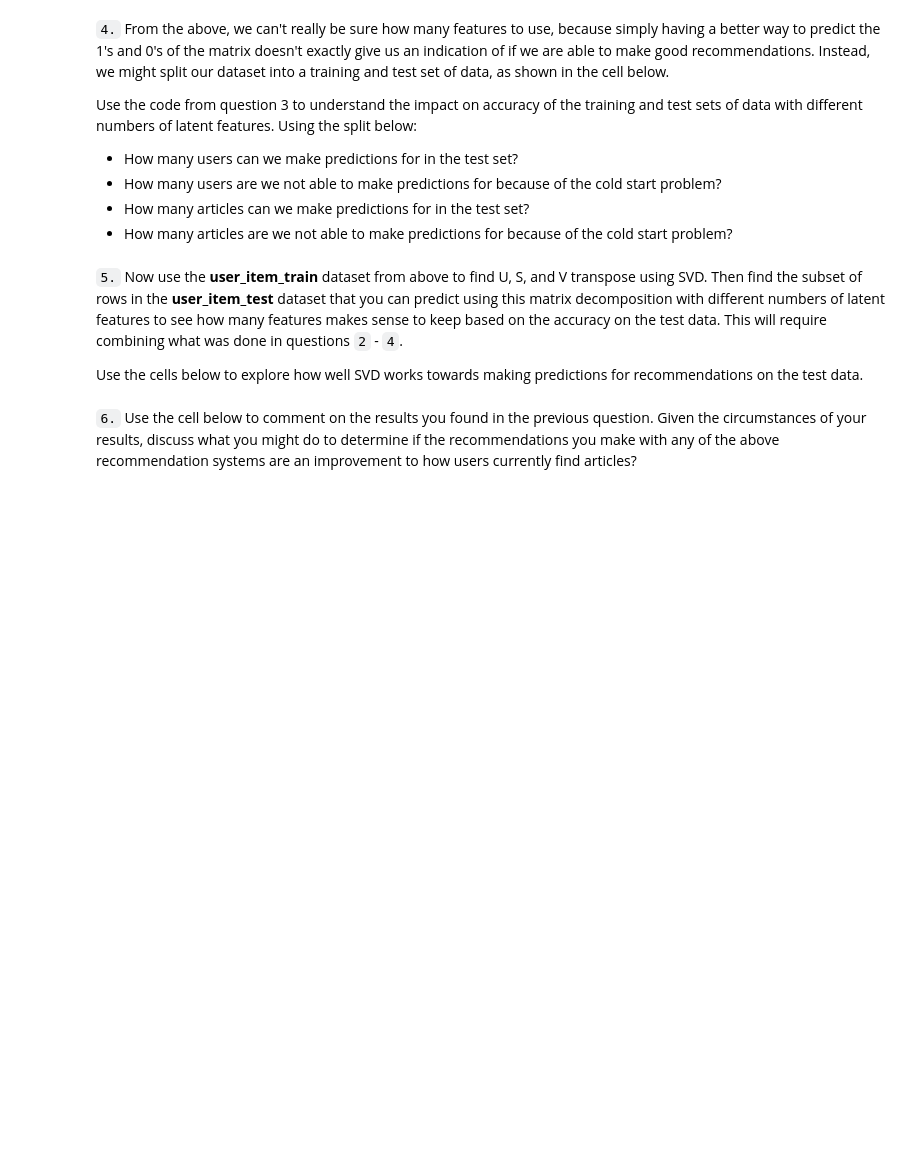
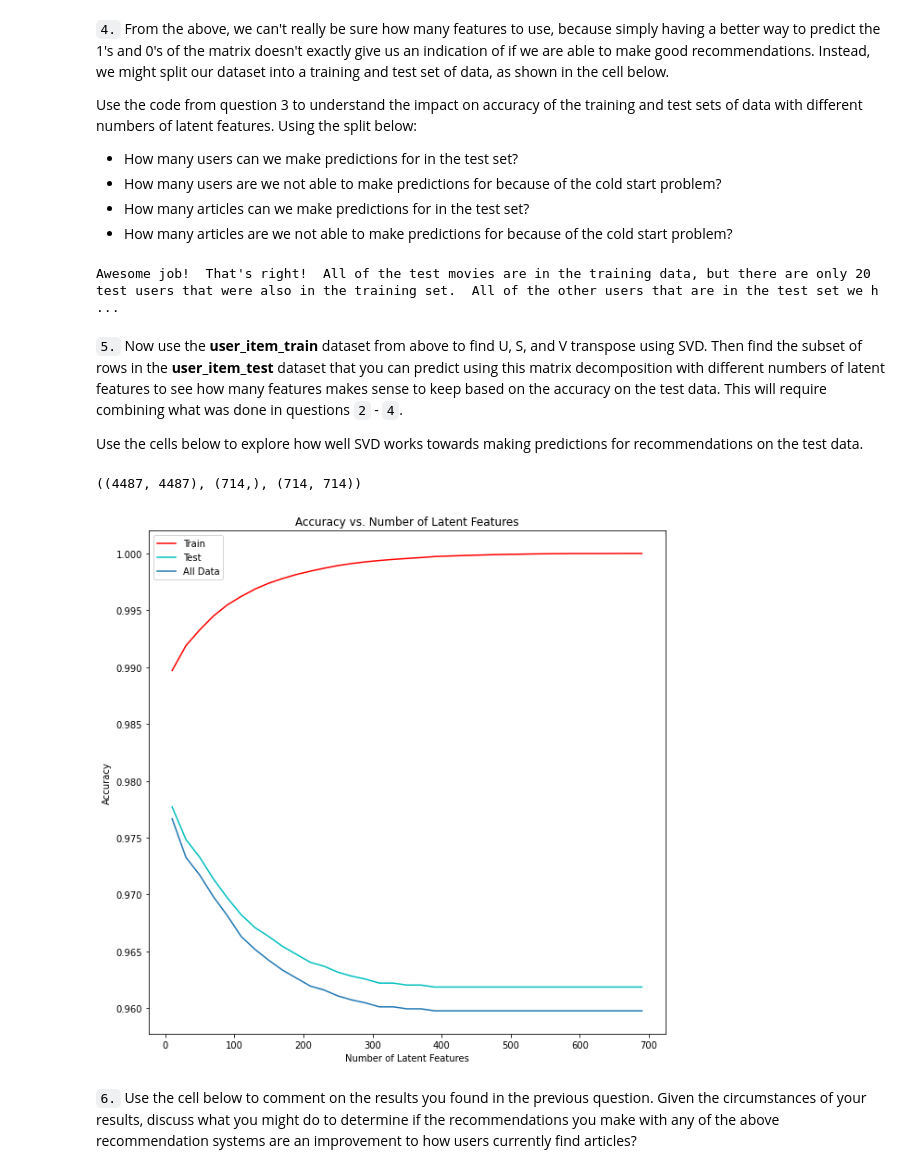
Before and after one commit to thuytrinht4/IBM_Recommender, a Jupyter notebook: Recommendations_with_IBM.ipynb, the cells around one changed output. Cells and saved outputs as stored; diff of their text form; code cells hidden in the pictures; blank space fills up the shorter version.

Commit message:
first recommendation functions

```diff
--- a/Recommendations_with_IBM.ipynb
+++ b/Recommendations_with_IBM.ipynb
@@ -190,7 +332,12 @@ def create_user_item_matrix(df):
     Return a matrix with user ids as rows and article ids on the columns with 1 values where a user interacted with
     an article and a 0 otherwise
     '''
-    # Fill in the function here
+    # Group DataFrame by user_id and article_id, then unstack to get a pivot table.
+    # Fill NaNs with 0 and the text cells with 1
+    user_item = df.groupby(['user_id', 'article_id']).title.count().unstack()
+
+    user_item.fillna(0, inplace=True)
+    user_item[user_item != 0] = 1
 
     return user_item # return the user_item matrix
 
@@ -455,7 +754,7 @@ user_item_matrix.head()
 # %%
 # Perform SVD on the User-Item Matrix Here
 
-u, s, vt = # use the built in to get the three matrices
+u, s, vt = np.linalg.svd(user_item_matrix) # use the built in to get the three matrices
 # %% [markdown]
 **Provide your response here.**
 # %% [markdown]
@@ -525,23 +843,76 @@ d = 0
 
 
 sol_4_dict = {
-    'How many users can we make predictions for in the test set?': # letter here,
-    'How many users in the test set are we not able to make predictions for because of the cold start problem?': # letter here,
-    'How many articles can we make predictions for in the test set?': # letter here,
-    'How many articles in the test set are we not able to make predictions for because of the cold start problem?': # letter here
+    'How many users can we make predictions for in the test set?': c,  # letter here,
+    'How many users in the test set are we not able to make predictions for because of the cold start problem?': a, # letter here,
+    'How many articles can we make predictions for in the test set?': b, # letter here,
+    'How many articles in the test set are we not able to make predictions for because of the cold start problem?': d # letter here
 }
 
 t.sol_4_test(sol_4_dict)
+# %% [output]
+Awesome job!  That's right!  All of the test movies are in the training data, but there are only 20 test users that were also in the training set.  All of the other users that are in the test set we h ...
 # %% [markdown]
 `5.` Now use the **user_item_train** dataset from above to find U, S, and V transpose using SVD. Then find the subset of rows in the **user_item_test** dataset that you can predict using this matrix decomposition with different numbers of latent features to see how many features makes sense to keep based on the accuracy on the test data. This will require combining what was done in questions `2` - `4`.
 
 Use the cells below to explore how well SVD works towards making predictions for recommendations on the test data.
 # %%
 # fit SVD on the user_item_train matrix
-u_train, s_train, vt_train = # fit svd similar to above then use the cells below
+u_train, s_train, vt_train = np.linalg.svd(user_item_train) # fit svd similar to above then use the cells below
+# %%
+u_train.shape, s_train.shape, vt_train.shape
+# %% [output]
+((4487, 4487), (714,), (714, 714))
 # %%
 # Use these cells to see how well you can use the training
 # decomposition to predict on test data
+# %%
+# Create u_test and vt_test with rows and columns that are in train and test matrix
+row_idxs = user_item_train.index.isin(test_idx)
+col_idxs = user_item_train.columns.isin(test_arts)
+u_test = u_train[row_idxs, :]
+vt_test = vt_train[:, col_idxs]
+
+# Create number of random features and empty lists
+num_latent_feats = np.arange(10,700+10,20)
+sum_errs_train = []
+sum_errs_test = []
+all_errs = []
+
+for k in num_latent_feats:
+
+    # Restructure train and test matrix with k latent features
+    s_train_lat, u_train_lat, vt_train_lat = np.diag(s_train[:k]), u_train[:, :k], vt_train[:k, :]
+    u_test_lat, vt_test_lat = u_test[:, :k], vt_test[:k, :]
+
+    # Compute dot product to provide predictions for train and test data
+    user_item_train_preds = np.around(np.dot(np.dot(u_train_lat, s_train_lat), vt_train_lat))
+    user_item_test_preds = np.around(np.dot(np.dot(u_test_lat, s_train_lat), vt_test_lat))
+
+    # Append error to all_erros
+    all_errs.append(1 - ((np.sum(user_item_test_preds)+np.sum(np.sum(user_item_test)))/(user_item_test.shape[0]*user_item_test.shape[1])))
+
+    # Compute error for each prediction in train and test matrix to actual value
+    diffs_train = np.subtract(user_item_train, user_item_train_preds)
+    diffs_test = np.subtract(user_item_test, user_item_test_preds)
+
+    # Calculate total error for train and test and append to list.
+    err_train = np.sum(np.sum(np.abs(diffs_train)))
+    err_test = np.sum(np.sum(np.abs(diffs_test)))
+
+    sum_errs_train.append(err_train)
+    sum_errs_test.append(err_test)
+
+
+plt.plot(num_latent_feats, 1 - np.array(sum_errs_train)/(user_item_train.shape[0]*user_item_test.shape[1]), label='Train', color='r');
+plt.plot(num_latent_feats, 1 - np.array(sum_errs_test)/(user_item_test.shape[0]*user_item_test.shape[1]), label='Test', color='c');
+plt.plot(num_latent_feats, all_errs, label='All Data');
+plt.xlabel('Number of Latent Features');
+plt.ylabel('Accuracy');
+plt.title('Accuracy vs. Number of Latent Features');
+plt.legend();
+# %% [output]
+[figure, added]
 # %% [markdown]
 `6.` Use the cell below to comment on the results you found in the previous question. Given the circumstances of your results, discuss what you might do to determine if the recommendations you make with any of the above recommendation systems are an improvement to how users currently find articles?
 # %% [markdown]
```
Also changed, not shown: parts of 42 cells of this notebook, 2 other files.
